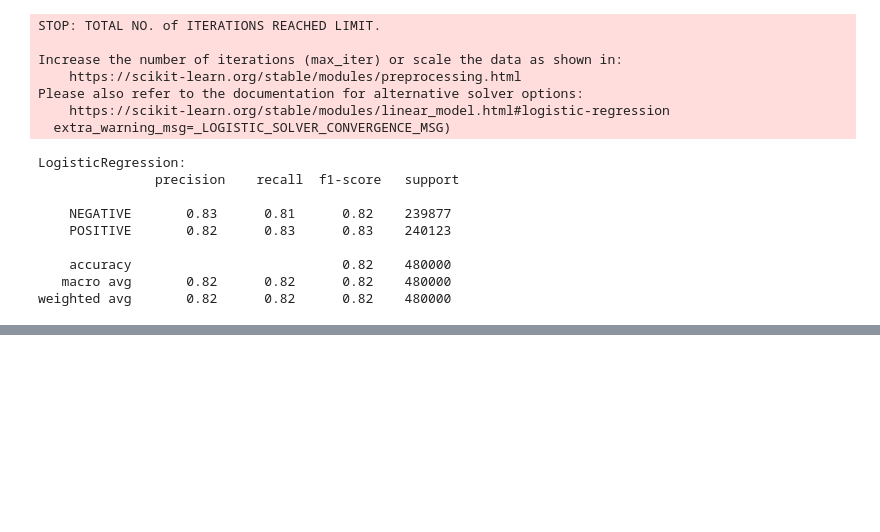
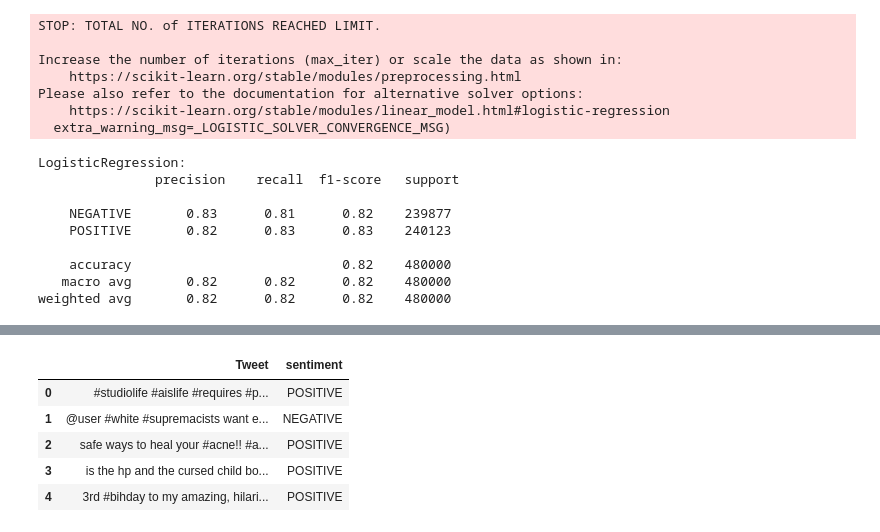
Before and after one commit to JERRICKGERALD/Sentiment-analysis-of-Twitter-using-semantic-analysis, a Jupyter notebook: Twitter Analysis.ipynb, the cells around one changed output, grey strips where cells are left out. Saved outputs shown, nothing was run; the diff lists cells and outputs as text; code cells hidden in the pictures; blank space fills up the shorter version.

```diff
--- a/Twitter Analysis.ipynb
+++ b/Twitter Analysis.ipynb
@@ -254,0 +283,11 @@ if __name__=="__main__":
+# %%
+df3=pd.read_csv(r'C:\Users\Admin\CD Project\Output.csv')
+del df3['Unnamed: 0']
+df3.head()
+# %% [output]
+|  | Tweet | sentiment |
+| 0 | #studiolife #aislife #requires #p... | POSITIVE |
+| 1 | @user #white #supremacists want e... | NEGATIVE |
+| 2 | safe ways to heal your #acne!! #a... | POSITIVE |
+| 3 | is the hp and the cursed child bo... | POSITIVE |
+| 4 | 3rd #bihday to my amazing, hilari... | POSITIVE |
```
Also changed, not shown: parts of 17 cells of this notebook.
